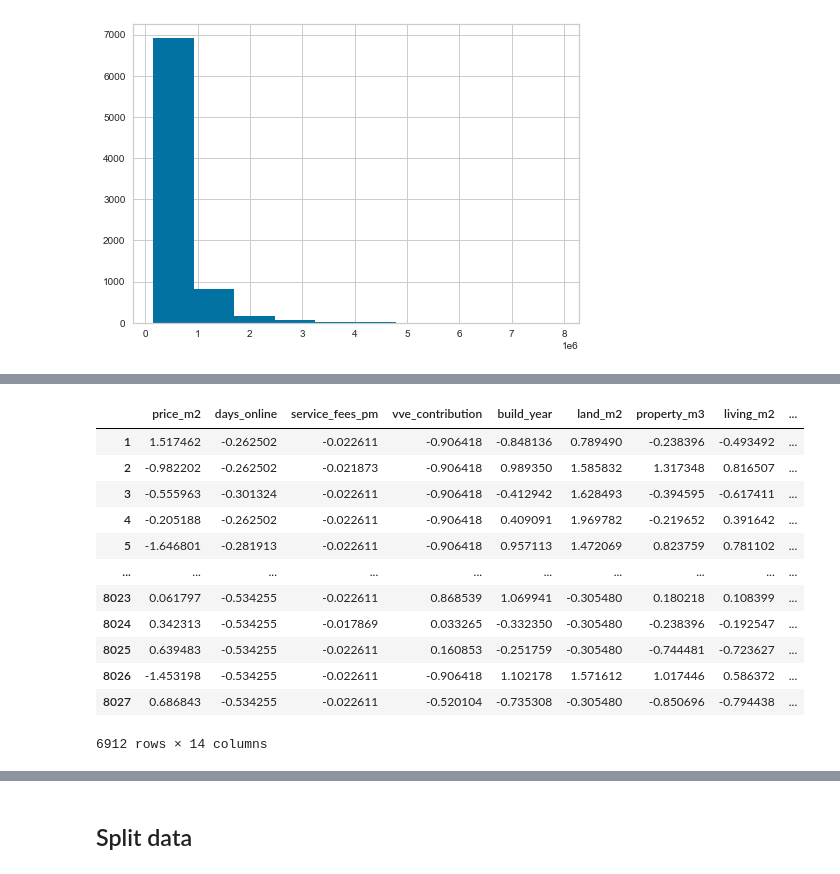
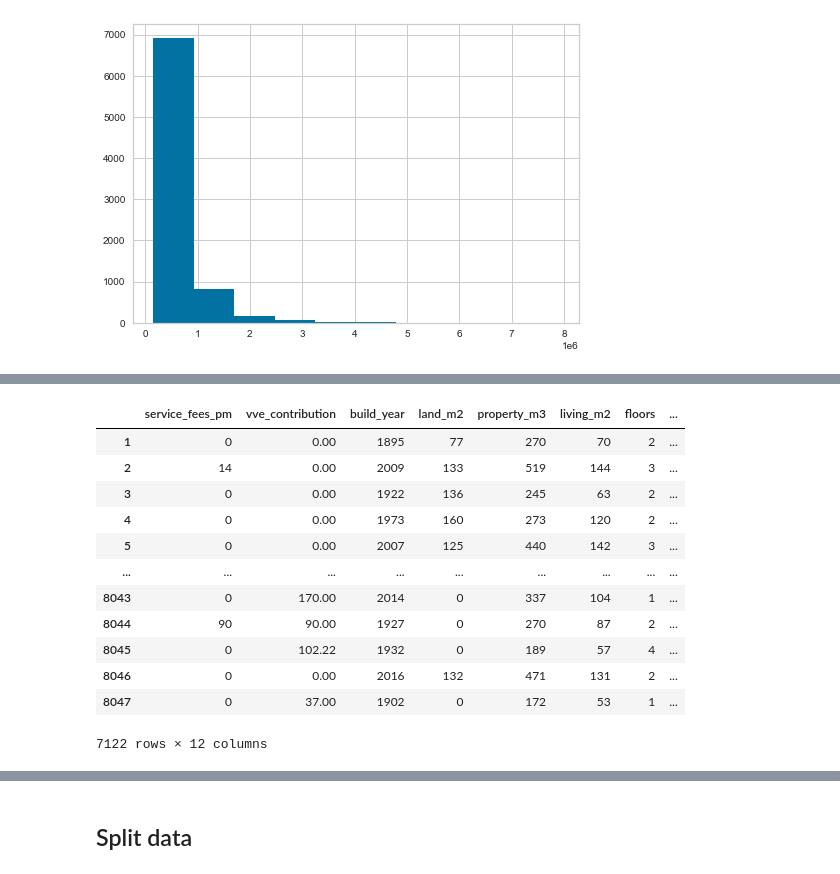
Before and after one commit to therinz/dutch-housing, a Jupyter notebook: notebooks/explore_data.ipynb, the cells around one changed output, grey strips where cells are left out. Drawn from its saved outputs; the diff is of its cells as text; code cells hidden in the pictures.

```diff
--- a/notebooks/explore_data.ipynb
+++ b/notebooks/explore_data.ipynb
@@ -120,18 +186,19 @@ df.asking_price.hist()
 # %%
 from scipy import stats
-o = df[num_cols].copy()
+temp = [col for col in num_cols if col not in ["price_m2", "days_online", "apartment_level"]]
+o = df[temp].copy()
 o[(np.abs(stats.zscore(o)) < 3).all(axis=1)]
 # %% [output]
-|  | price_m2 | days_online | service_fees_pm | vve_contribution | build_year | land_m2 | property_m3 | living_m2 | ... |
-| 1 | 1.517462 | -0.262502 | -0.022611 | -0.906418 | -0.848136 | 0.789490 | -0.238396 | -0.493492 | ... |
-| 2 | -0.982202 | -0.262502 | -0.021873 | -0.906418 | 0.989350 | 1.585832 | 1.317348 | 0.816507 | ... |
-| 3 | -0.555963 | -0.301324 | -0.022611 | -0.906418 | -0.412942 | 1.628493 | -0.394595 | -0.617411 | ... |
-| 4 | -0.205188 | -0.262502 | -0.022611 | -0.906418 | 0.409091 | 1.969782 | -0.219652 | 0.391642 | ... |
-| 5 | -1.646801 | -0.281913 | -0.022611 | -0.906418 | 0.957113 | 1.472069 | 0.823759 | 0.781102 | ... |
-| ... | ... | ... | ... | ... | ... | ... | ... | ... | ... |
-| 8023 | 0.061797 | -0.534255 | -0.022611 | 0.868539 | 1.069941 | -0.305480 | 0.180218 | 0.108399 | ... |
-| 8024 | 0.342313 | -0.534255 | -0.017869 | 0.033265 | -0.332350 | -0.305480 | -0.238396 | -0.192547 | ... |
-| 8025 | 0.639483 | -0.534255 | -0.022611 | 0.160853 | -0.251759 | -0.305480 | -0.744481 | -0.723627 | ... |
-| 8026 | -1.453198 | -0.534255 | -0.022611 | -0.906418 | 1.102178 | 1.571612 | 1.017446 | 0.586372 | ... |
-| 8027 | 0.686843 | -0.534255 | -0.022611 | -0.520104 | -0.735308 | -0.305480 | -0.850696 | -0.794438 | ... |
+|  | service_fees_pm | vve_contribution | build_year | land_m2 | property_m3 | living_m2 | floors | ... |
+| 1 | 0 | 0.00 | 1895 | 77 | 270 | 70 | 2 | ... |
+| 2 | 14 | 0.00 | 2009 | 133 | 519 | 144 | 3 | ... |
+| 3 | 0 | 0.00 | 1922 | 136 | 245 | 63 | 2 | ... |
+| 4 | 0 | 0.00 | 1973 | 160 | 273 | 120 | 2 | ... |
+| 5 | 0 | 0.00 | 2007 | 125 | 440 | 142 | 3 | ... |
+| ... | ... | ... | ... | ... | ... | ... | ... | ... |
+| 8043 | 0 | 170.00 | 2014 | 0 | 337 | 104 | 1 | ... |
+| 8044 | 90 | 90.00 | 1927 | 0 | 270 | 87 | 2 | ... |
+| 8045 | 0 | 102.22 | 1932 | 0 | 189 | 57 | 4 | ... |
+| 8046 | 0 | 0.00 | 2016 | 132 | 471 | 131 | 2 | ... |
+| 8047 | 0 | 37.00 | 1902 | 0 | 172 | 53 | 1 | ... |
-6912 rows × 14 columns
+7122 rows × 12 columns
```
Also changed, not shown: parts of 9 cells of this notebook, 3 other files.
